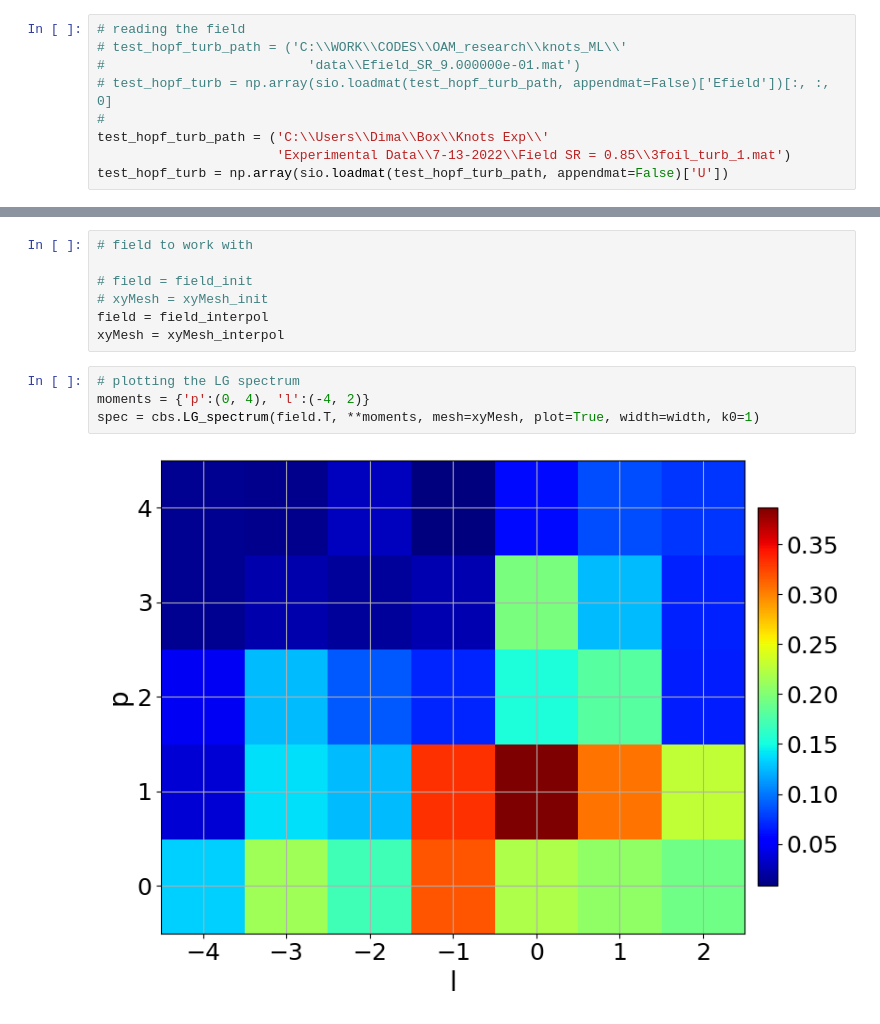
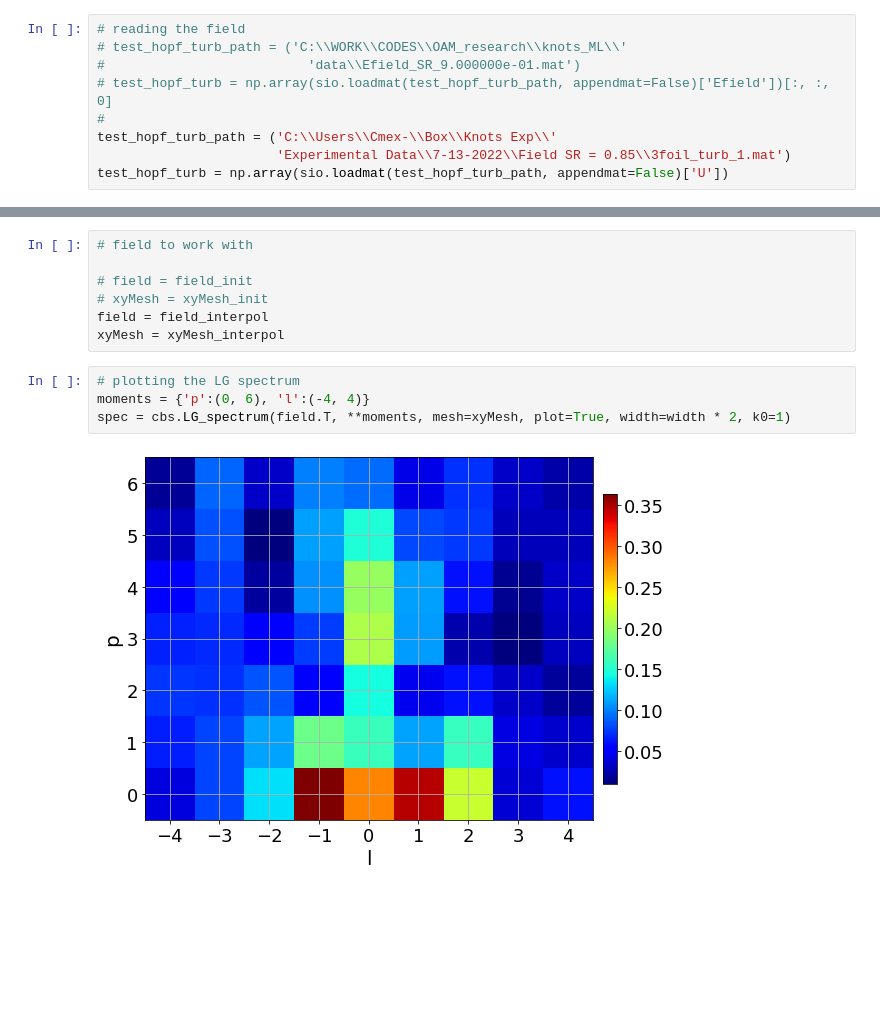
Before and after one commit to xdshiro/OAM_research, a Jupyter notebook: knots_ML/Creating_the_data.ipynb, the cells around one changed output, grey strips where cells are left out. Cells and saved outputs as stored; diff of their text form; blank space fills up the shorter version.

Commit message:
waste, read, normalization for data generation knots

```diff
--- a/knots_ML/Creating_the_data.ipynb
+++ b/knots_ML/Creating_the_data.ipynb
@@ -14,7 +14,7 @@ import matplotlib.pyplot as plt
 #                          'data\\Efield_SR_9.000000e-01.mat')
 # test_hopf_turb = np.array(sio.loadmat(test_hopf_turb_path, appendmat=False)['Efield'])[:, :, 0]
 #
-test_hopf_turb_path = ('C:\\Users\\Dima\\Box\\Knots Exp\\'
+test_hopf_turb_path = ('C:\\Users\\Cmex-\\Box\\Knots Exp\\'
                        'Experimental Data\\7-13-2022\\Field SR = 0.85\\3foil_turb_1.mat')
 test_hopf_turb = np.array(sio.loadmat(test_hopf_turb_path, appendmat=False)['U'])
 # %%
@@ -69,10 +69,10 @@ field = field_interpol
 xyMesh = xyMesh_interpol
 # %%
 # plotting the LG spectrum
-moments = {'p':(0, 4), 'l':(-4, 2)}
-spec = cbs.LG_spectrum(field.T, **moments, mesh=xyMesh, plot=True, width=width, k0=1)
+moments = {'p':(0, 6), 'l':(-4, 4)}
+spec = cbs.LG_spectrum(field.T, **moments, mesh=xyMesh, plot=True, width=width * 2, k0=1)
 # %% [output]
-[figure, old version]
+[figure, new version]
 # %%
 # finding the beam center and tilt
 moments.update({'p0':(0, 4), 'l0':(-4, 2)})
```
Also changed, not shown: parts of 9 cells of this notebook, 2 other files.
